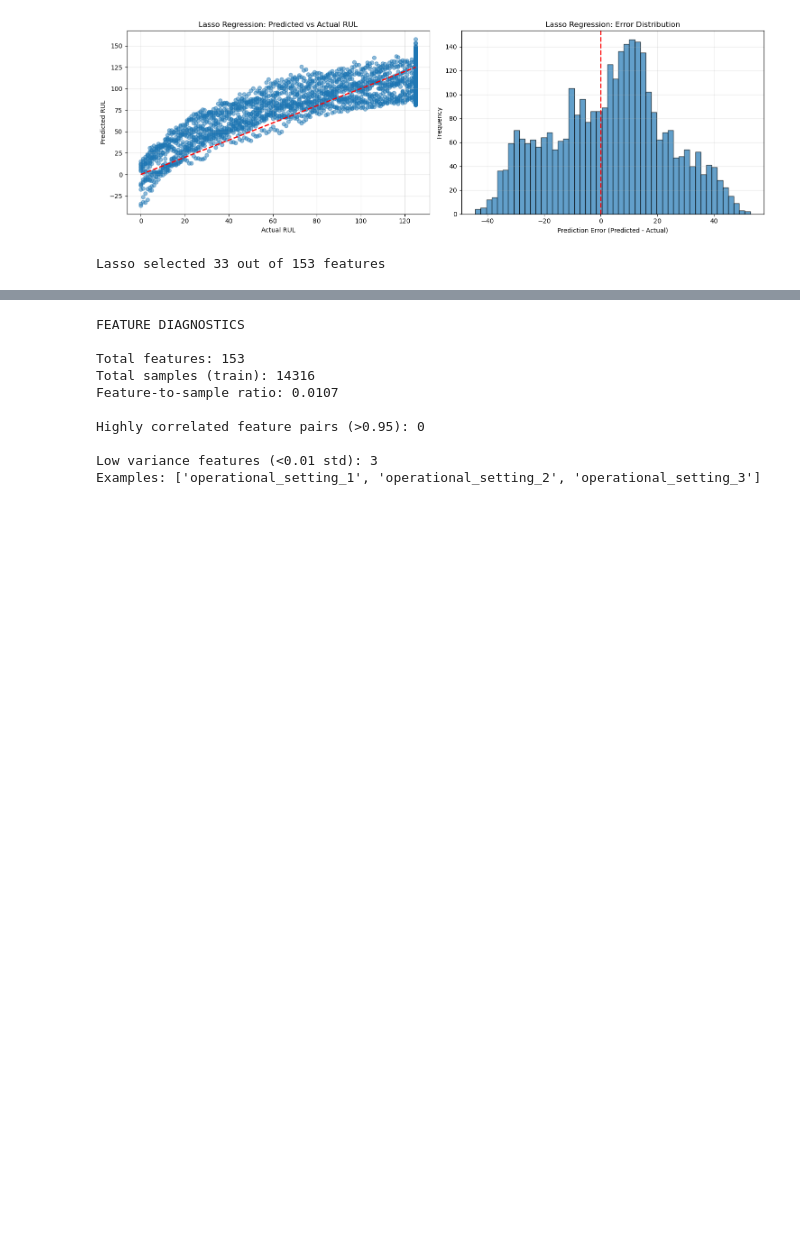
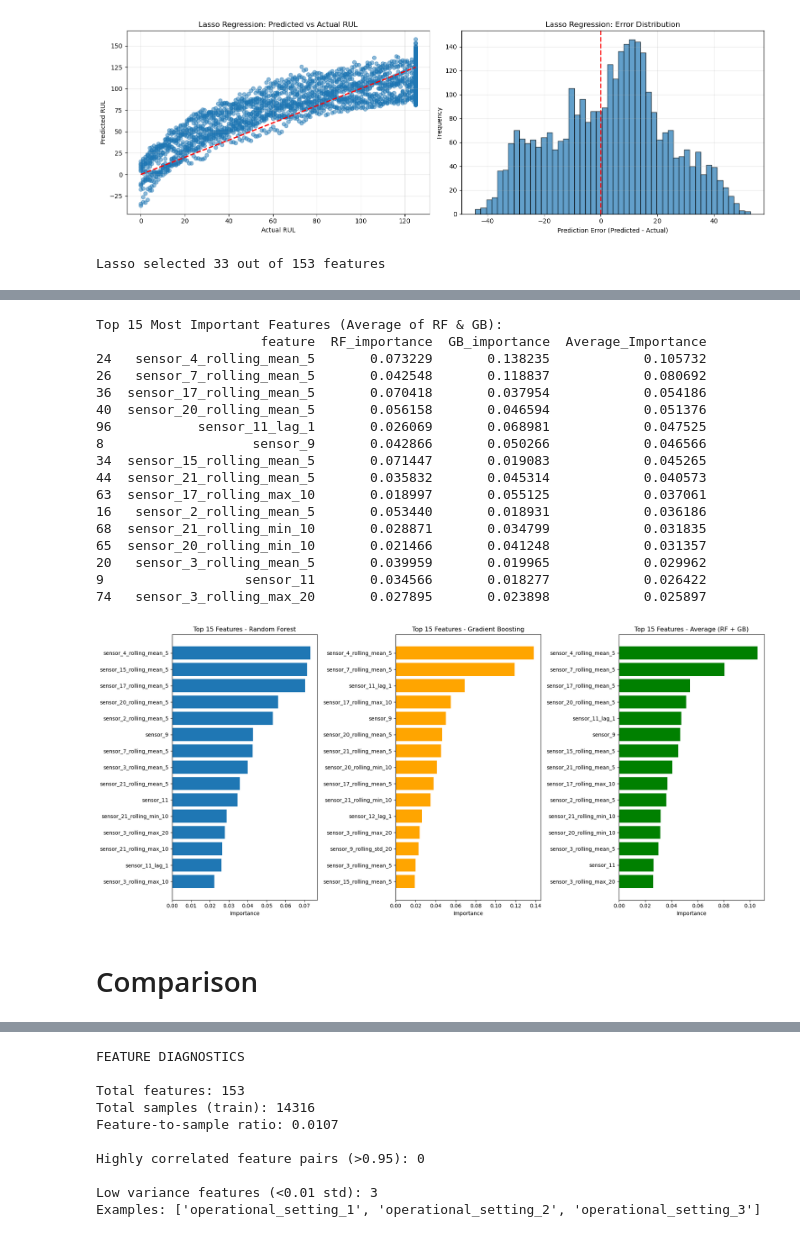
Before and after one commit to Wellbek/NASA-Turbofan-Twin, a Jupyter notebook: notebooks/03-04_machine_learning_models.ipynb, the cells around one changed output, grey strips where cells are left out. Saved outputs shown, nothing was run; the diff lists cells and outputs as text; code cells hidden in the pictures; blank space fills up the shorter version.

```diff
--- a/notebooks/03_basemodels.ipynb
+++ b/notebooks/03-04_machine_learning_models.ipynb
@@ -535,3 +511,83 @@ Score: 50371.1476 (lower is better)
+# %%
+# Extract importances from both models
+rf_importance = pd.DataFrame({
+    'feature': feature_cols,
+    'RF_importance': rf_model.feature_importances_
+})
+
+gb_importance = pd.DataFrame({
+    'feature': feature_cols,
+    'GB_importance': gb_model.feature_importances_
+})
+
+# Merge both
+feature_importance_combined = rf_importance.merge(gb_importance, on='feature')
+
+# Average importance (consensus from both models)
+feature_importance_combined['Average_Importance'] = (
+    feature_importance_combined['RF_importance'] +
+    feature_importance_combined['GB_importance']
+) / 2
+
+feature_importance_combined = feature_importance_combined.sort_values(
+    'Average_Importance', ascending=False
+)
+
+print("\nTop 15 Most Important Features (Average of RF & GB):")
+print(feature_importance_combined.head(15)[['feature', 'RF_importance', 'GB_importance', 'Average_Importance']])
+
+fig, axes = plt.subplots(1, 3, figsize=(18, 8))
+
+# RF importances
+top_15_rf = rf_importance.sort_values('RF_importance', ascending=False).head(15)
+axes[0].barh(range(len(top_15_rf)), top_15_rf['RF_importance'].values)
+axes[0].set_yticks(range(len(top_15_rf)))
+axes[0].set_yticklabels(top_15_rf['feature'].values)
+axes[0].set_xlabel('Importance')
+axes[0].set_title('Top 15 Features - Random Forest')
+axes[0].invert_yaxis()
+
+# GB importances
+top_15_gb = gb_importance.sort_values('GB_importance', ascending=False).head(15)
+axes[1].barh(range(len(top_15_gb)), top_15_gb['GB_importance'].values, color='orange')
+axes[1].set_yticks(range(len(top_15_gb)))
+axes[1].set_yticklabels(top_15_gb['feature'].values)
+axes[1].set_xlabel('Importance')
+axes[1].set_title('Top 15 Features - Gradient Boosting')
+axes[1].invert_yaxis()
+
+# Average (consensus)
+top_15_avg = feature_importance_combined.head(15)
+axes[2].barh(range(len(top_15_avg)), top_15_avg['Average_Importance'].values, color='green')
+axes[2].set_yticks(range(len(top_15_avg)))
+axes[2].set_yticklabels(top_15_avg['feature'].values)
+axes[2].set_xlabel('Importance')
+axes[2].set_title('Top 15 Features - Average (RF + GB)')
+axes[2].invert_yaxis()
+
+plt.tight_layout()
+plt.show()
+# %% [output]
+Top 15 Most Important Features (Average of RF & GB):
+                     feature  RF_importance  GB_importance  Average_Importance
+24   sensor_4_rolling_mean_5       0.073229       0.138235            0.105732
+26   sensor_7_rolling_mean_5       0.042548       0.118837            0.080692
+36  sensor_17_rolling_mean_5       0.070418       0.037954            0.054186
+40  sensor_20_rolling_mean_5       0.056158       0.046594            0.051376
+96           sensor_11_lag_1       0.026069       0.068981            0.047525
+8                   sensor_9       0.042866       0.050266            0.046566
+34  sensor_15_rolling_mean_5       0.071447       0.019083            0.045265
+44  sensor_21_rolling_mean_5       0.035832       0.045314            0.040573
+63  sensor_17_rolling_max_10       0.018997       0.055125            0.037061
+16   sensor_2_rolling_mean_5       0.053440       0.018931            0.036186
+68  sensor_21_rolling_min_10       0.028871       0.034799            0.031835
+65  sensor_20_rolling_min_10       0.021466       0.041248            0.031357
+20   sensor_3_rolling_mean_5       0.039959       0.019965            0.029962
+9                  sensor_11       0.034566       0.018277            0.026422
+74   sensor_3_rolling_max_20       0.027895       0.023898            0.025897
+[figure, added]
+# %% [markdown]
+# Comparison
 # %%
 # Compile results
 results_comparison = pd.DataFrame({
```
Also changed, not shown: parts of 13 cells of this notebook.
